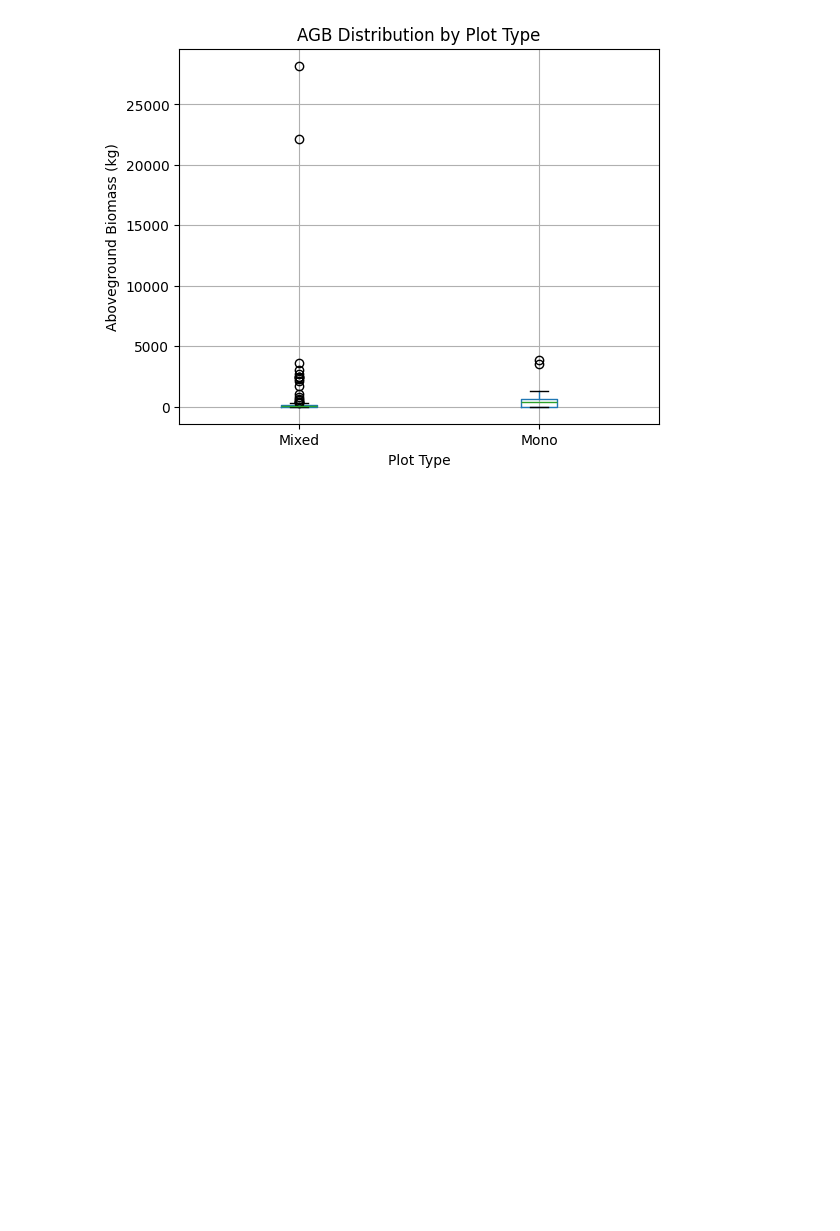
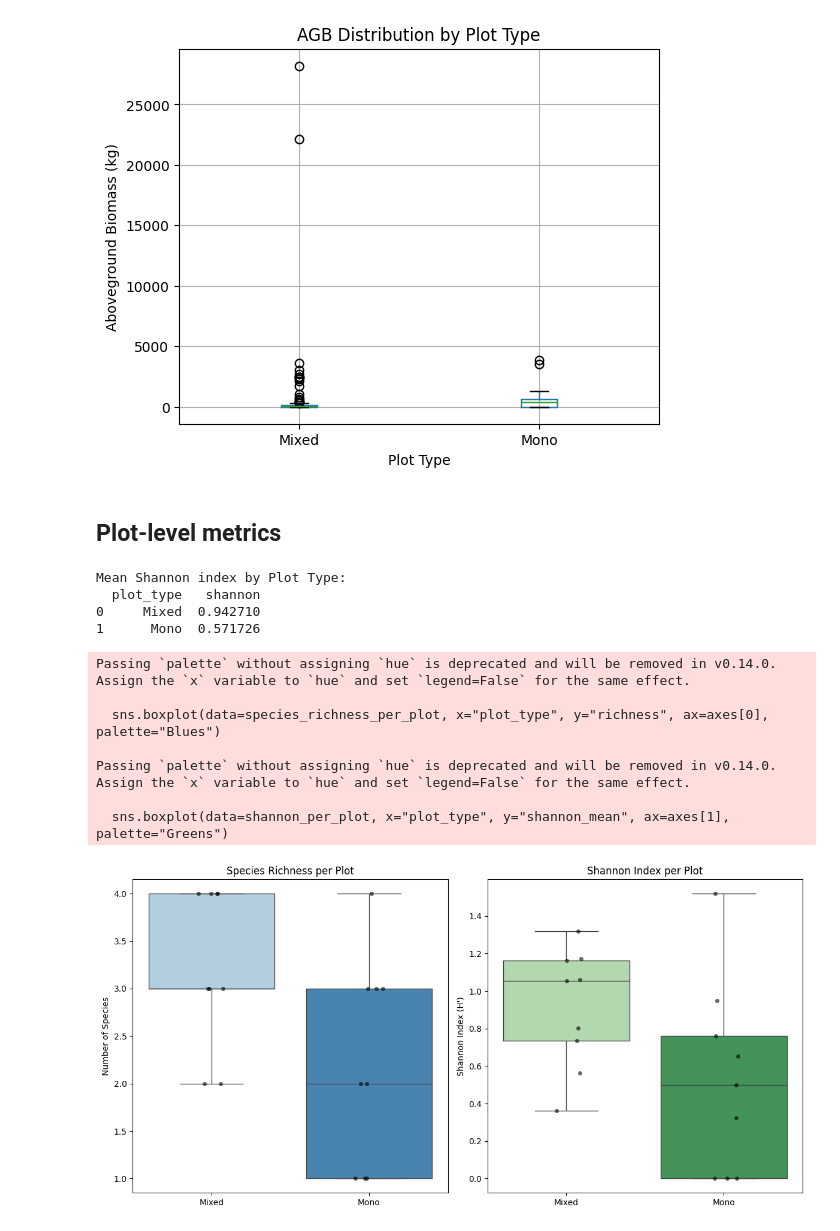
Before and after one commit to fhc-smt/Applied-Ecology, a Jupyter notebook: Applied_Ecology_Report.ipynb, the cells around one changed output. Cells and saved outputs as stored; diff of their text form; code cells hidden in the pictures; blank space fills up the shorter version.

```diff
--- a/Applied_Ecology_Report.ipynb
+++ b/Applied_Ecology_Report.ipynb
@@ -156,3 +169,57 @@ Mean DBH, Height, AGB by Plot Type:
 0     Mixed  16.376549  10.728286  769.903911
 1      Mono  24.597675  19.010698  469.580719
 [figure]
+# %% [markdown]
+## Plot-level metrics
+# %%
+shannon_means = df_eco.groupby("plot_type")["shannon"].mean().reset_index()
+print("Mean Shannon index by Plot Type:")
+print(shannon_means)
+# %% [output]
+Mean Shannon index by Plot Type:
+  plot_type   shannon
+0     Mixed  0.942710
+1      Mono  0.571726
+# %%
+# Species richness per plot
+species_richness_per_plot = (
+    df_eco.groupby(["plot_type", "group"])["species"]
+    .nunique()
+    .reset_index(name="richness")
+)
+
+# Shannon index per plot
+shannon_per_plot = (
+    df_eco.groupby(["plot_type", "group"])["shannon"]
+    .mean()
+    .reset_index(name="shannon_mean")
+)
+
+# --- Plot side by side ---
+fig, axes = plt.subplots(1, 2, figsize=(12,6))
+
+# Boxplot for richness
+sns.boxplot(data=species_richness_per_plot, x="plot_type", y="richness", ax=axes[0], palette="Blues")
+sns.stripplot(data=species_richness_per_plot, x="plot_type", y="richness", ax=axes[0], color="black", alpha=0.6)
+axes[0].set_title("Species Richness per Plot")
+axes[0].set_ylabel("Number of Species")
+axes[0].set_xlabel("")
+
+# Boxplot for Shannon
+sns.boxplot(data=shannon_per_plot, x="plot_type", y="shannon_mean", ax=axes[1], palette="Greens")
+sns.stripplot(data=shannon_per_plot, x="plot_type", y="shannon_mean", ax=axes[1], color="black", alpha=0.6)
+axes[1].set_title("Shannon Index per Plot")
+axes[1].set_ylabel("Shannon Index (H')")
+axes[1].set_xlabel("")
+
+plt.tight_layout()
+plt.show()
+# %% [output]
+Passing `palette` without assigning `hue` is deprecated and will be removed in v0.14.0. Assign the `x` variable to `hue` and set `legend=False` for the same effect.
+
+  sns.boxplot(data=species_richness_per_plot, x="plot_type", y="richness", ax=axes[0], palette="Blues")
+
+Passing `palette` without assigning `hue` is deprecated and will be removed in v0.14.0. Assign the `x` variable to `hue` and set `legend=False` for the same effect.
+
+  sns.boxplot(data=shannon_per_plot, x="plot_type", y="shannon_mean", ax=axes[1], palette="Greens")
+[figure, added]
```
Also changed, not shown: parts of 5 cells of this notebook.
